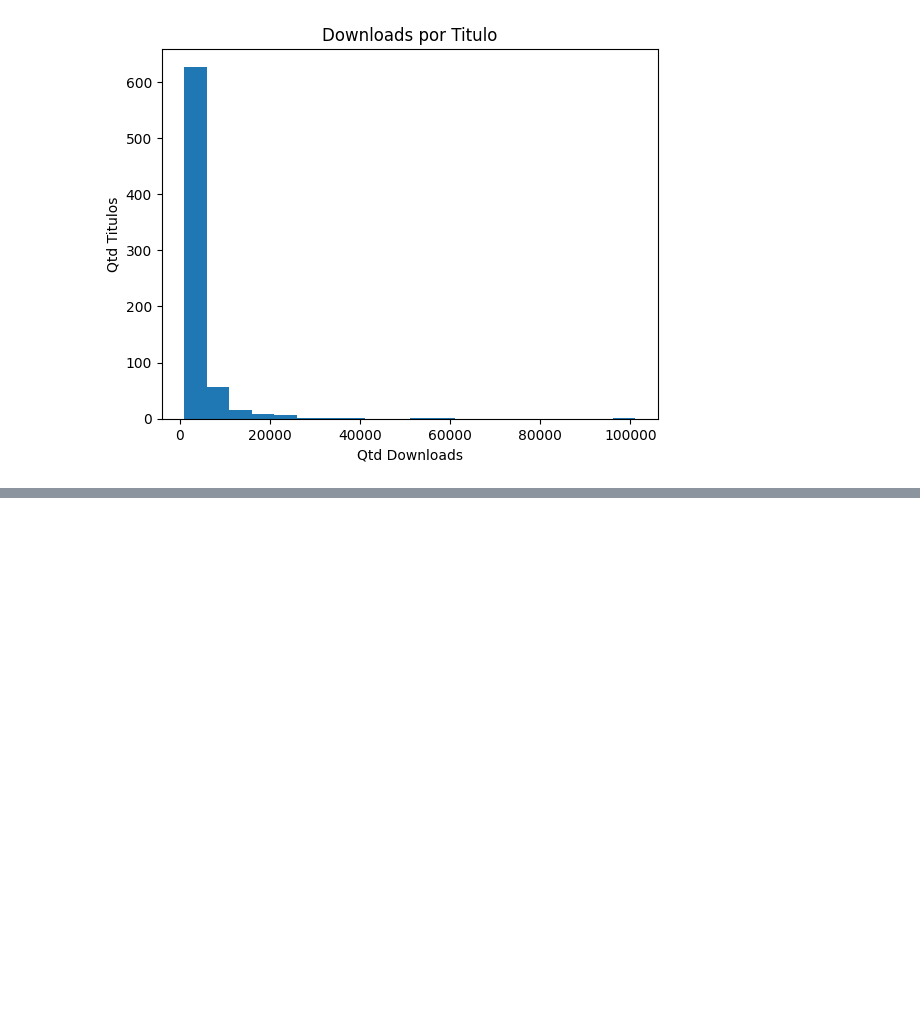
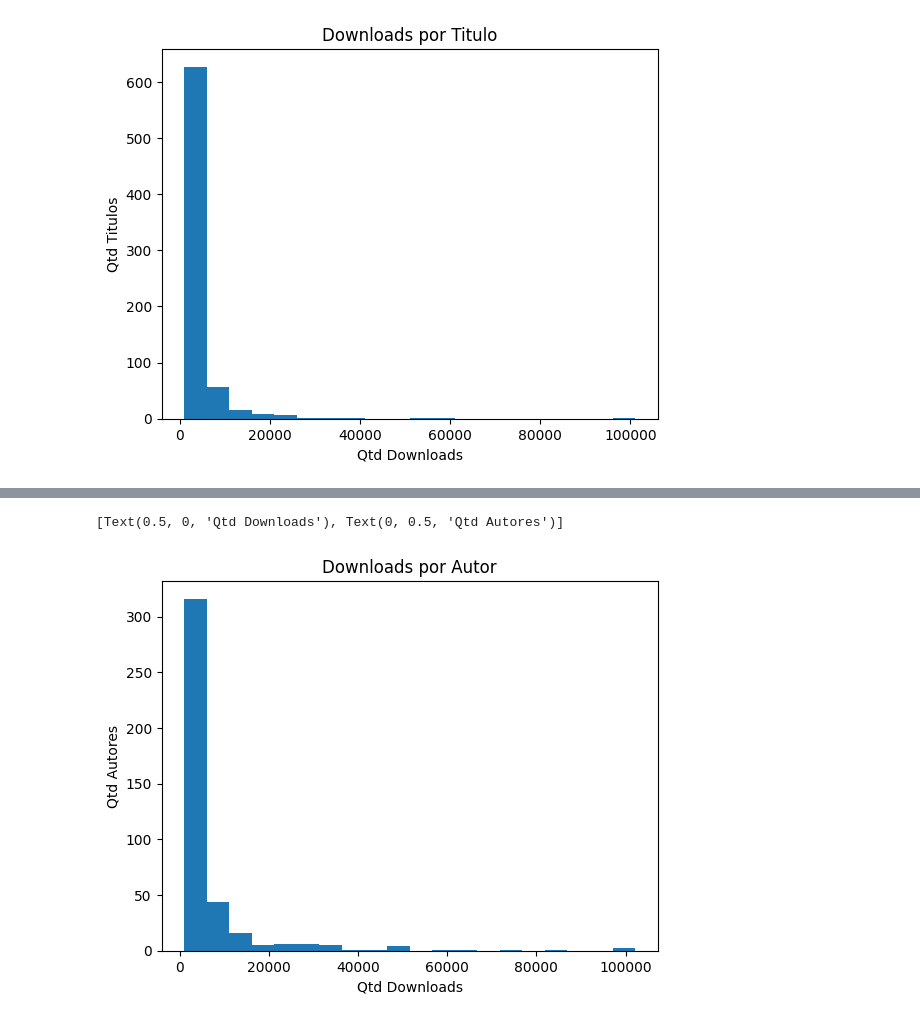
Before and after one commit to JohannPalheiros/gutendex-analytics, a Jupyter notebook: gutendex_analytics.ipynb, the cells around one changed output, grey strips where cells are left out. Drawn from its saved outputs; the diff is of its cells as text; code cells hidden in the pictures; blank space fills up the shorter version.

```diff
--- a/gutendex_analytics.ipynb
+++ b/gutendex_analytics.ipynb
@@ -225,3 +227,7 @@ plt.gca().set(xlabel='Qtd Downloads', ylabel='Qtd Titulos')
 # %% [output]
 [Text(0.5, 0, 'Qtd Downloads'), Text(0, 0.5, 'Qtd Titulos')]
 [figure]
+# %%
+#%% Verificando quais são os autores com mais downloads
+groupbyauthorsDF = booksDataDf.groupby(['authors'], as_index=False)['download_count'].sum()
+groupbyauthorsDF.sort_values('download_count', ascending=False).head()
@@ -227,0 +252,9 @@ plt.gca().set(xlabel='Qtd Downloads', ylabel='Qtd Titulos')
+# %%
+#%% No gráfico abaixo, a frequência é representada pelos autores dos livros,
+#%% Percebe-se que há mais de 300 autores da amostra com uma baixissima quantidade de downloads,
+#%% Há uma quantidade muito pequena de autores com mais de 40 mil downloads
+groupbyauthorsDF['download_count'].plot(kind='hist', bins=20, title='Downloads por Autor')
+plt.gca().set(xlabel='Qtd Downloads', ylabel='Qtd Autores')
+# %% [output]
+[Text(0.5, 0, 'Qtd Downloads'), Text(0, 0.5, 'Qtd Autores')]
+[figure, added]
```
Also changed, not shown: parts of 5 cells of this notebook.
